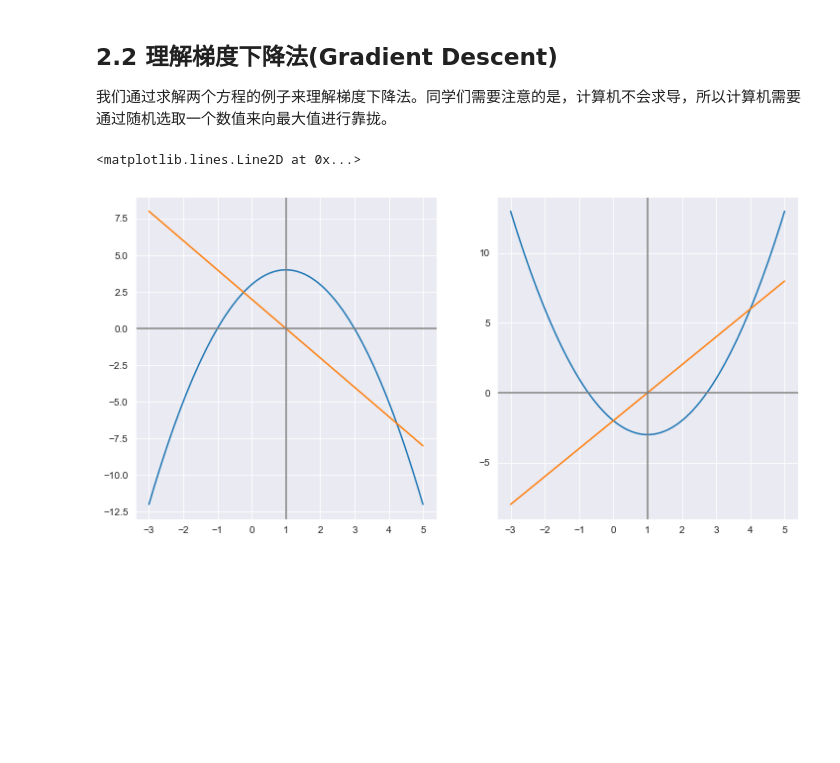
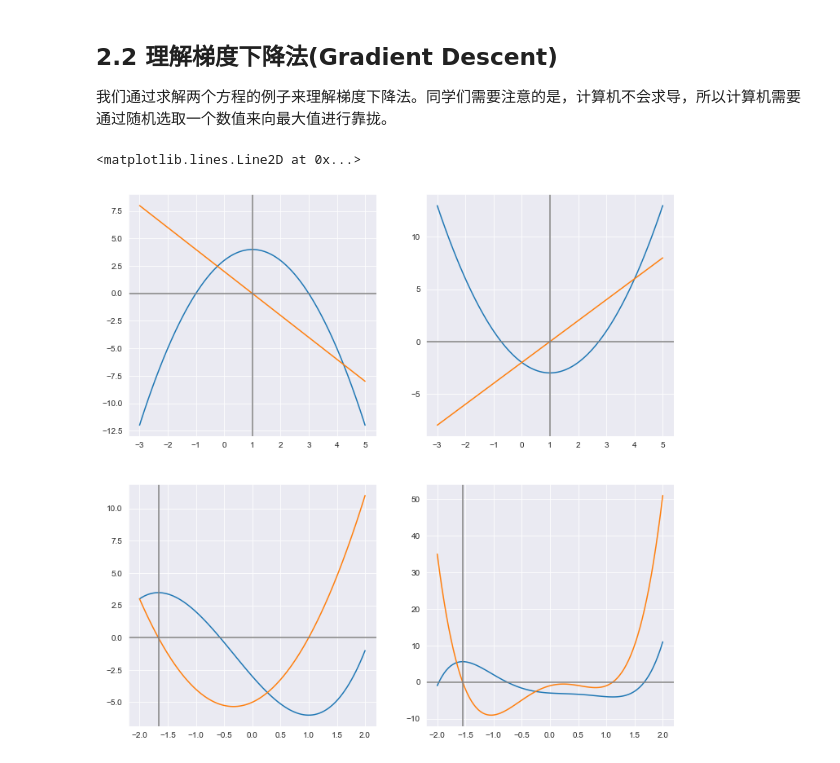
Before and after one commit to Michael-yunfei/MDLforBeginners, a Jupyter notebook: Chapter2/Chapter2_Lab.ipynb, the cells around one changed output. Saved outputs shown, nothing was run; the diff lists cells and outputs as text; code cells hidden in the pictures; blank space fills up the shorter version.

```diff
--- a/Chapter2/Chapter2_Lab.ipynb
+++ b/Chapter2/Chapter2_Lab.ipynb
@@ -384,40 +384,73 @@ iris_sample4.iloc[:, 0:4] @ iris_w4.reshape(4, 1)  # 结果有些相差，但是
 # %%
 # define the first funciton
 def fun1(x):
     y = -x**2 + 2*x + 3
 
     return y
 
 
 def fun2(x):
     y = x**2 -2*x -2
+
+    return y
+
+
+def fun3(x):
+    y = np.power(x, 3) + x**2 - 5 * x - 3
+
+    return y
+
+
+def fun4(x):
+    y = np.power(x, 5) - 3 * np.power(x, 3) + 2 * np.power(x, 2) - x -3
 
     return y
 
 
 def fun1_derv(x):
     y = -2*x + 2
 
     return y
 
 
 def fun2_derv(x):
     y = 2*x - 2
 
     return y
 
 
+def fun3_derv(x):
+    y = 3 * np.power(x, 2) + 2 * x - 5
+
+    return y
+
+
+def fun4_derv(x):
+    y = 5 * np.power(x, 4) - 9 * np.power(x, 2) + 4 * x - 1
+
+    return y
+
+
 # plot the function
 x1 = np.linspace(-3, 5, 100)
-fig, axes = plt.subplots(1, 2, sharey=False, figsize=(12, 6))
-axes[0].plot(x1, fun1(x1))
-axes[0].plot(x1, fun1_derv(x1))
-axes[0].axhline(y=0, color='gray')
-axes[0].axvline(x=1, color='gray')
-axes[1].plot(x1, fun2(x1))
-axes[1].plot(x1, fun2_derv(x1))
-axes[1].axhline(y=0, color='gray')
-axes[1].axvline(x=1, color='gray')
+x2 = np.linspace(-2, 2, 100)
+fig, axes = plt.subplots(2, 2, sharey=False, figsize=(12, 12))
+axes[0, 0].plot(x1, fun1(x1))
+axes[0, 0].plot(x1, fun1_derv(x1))
+axes[0, 0].axhline(y=0, color='gray')
+axes[0, 0].axvline(x=1, color='gray')
+axes[0, 1].plot(x1, fun2(x1))
+axes[0, 1].plot(x1, fun2_derv(x1))
+axes[0, 1].axhline(y=0, color='gray')
+axes[0, 1].axvline(x=1, color='gray')
+axes[1, 0].plot(x2, fun3(x2))
+axes[1, 0].plot(x2, fun3_derv(x2))
+axes[1, 0].axhline(y=0, color='gray')
+axes[1, 0].axvline(x=-1.664, color='gray')
+axes[1, 1].plot(x2, fun4(x2))
+axes[1, 1].plot(x2, fun4_derv(x2))
+axes[1, 1].axhline(y=0, color='gray')
+axes[1, 1].axvline(x=-1.55, color='gray')
 # %% [output]
 <matplotlib.lines.Line2D at 0x...>
-[figure, old version]
+[figure, new version]
```
Also changed, not shown: parts of 1 cell of this notebook, 13 other files.
